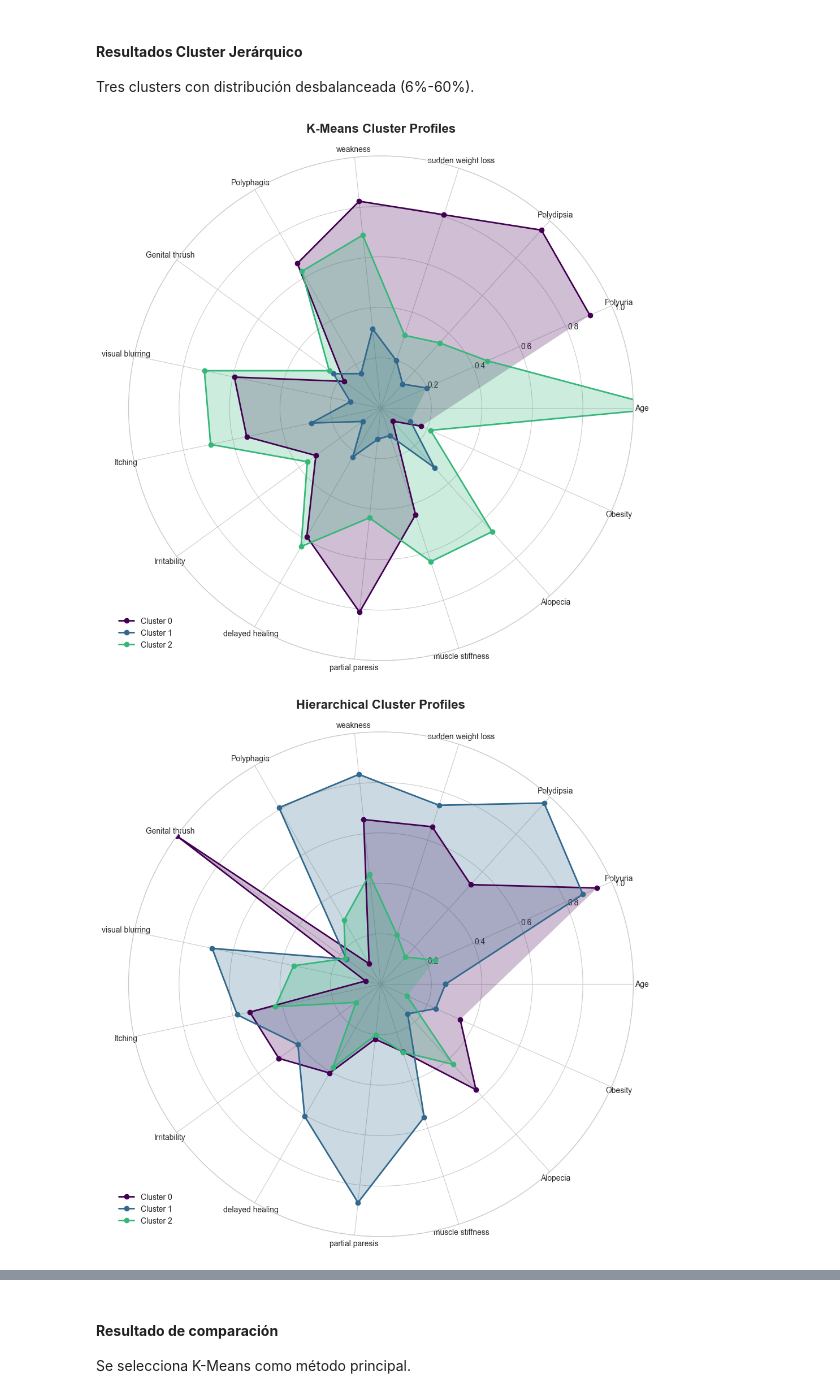
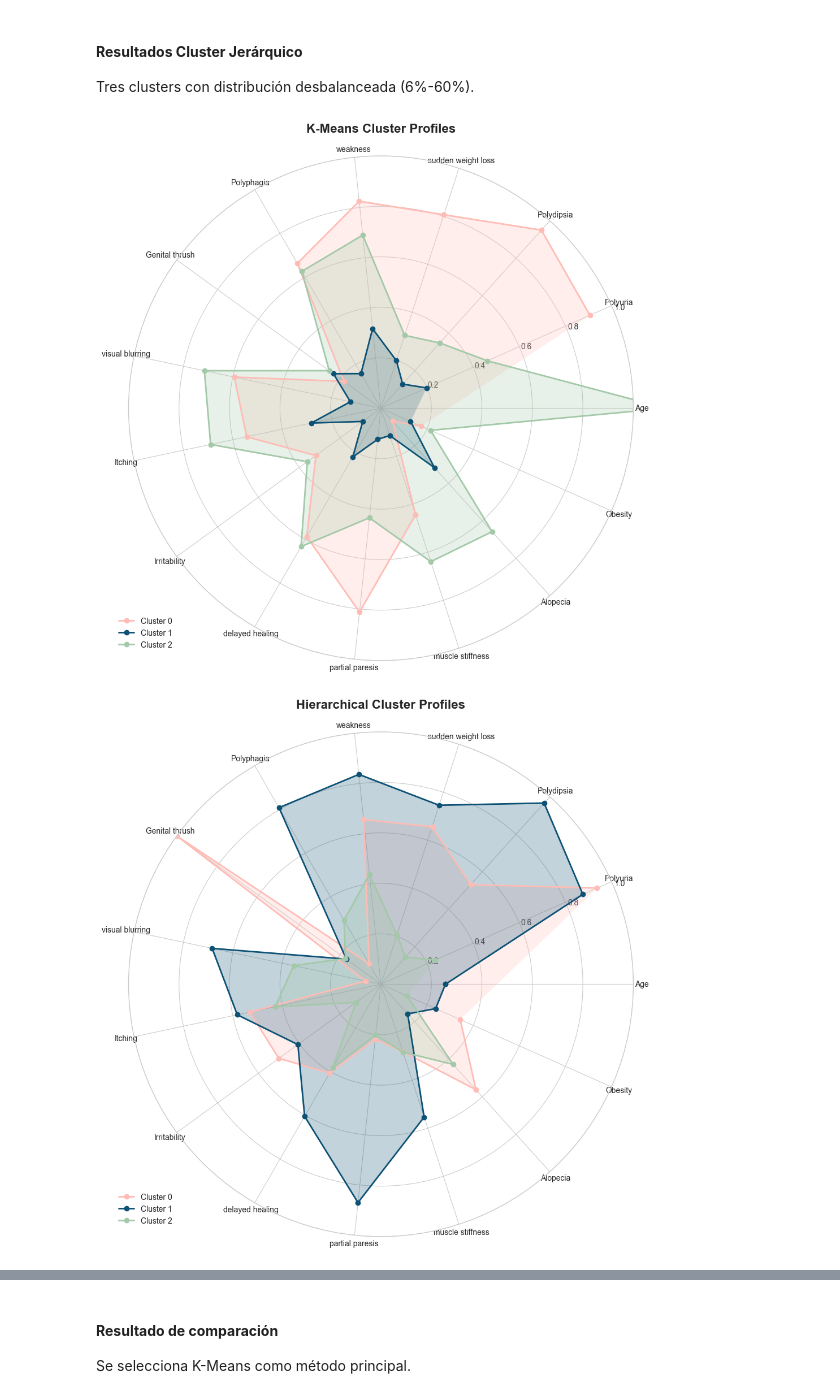
Before and after one commit to PameBlanca/FCD_UV_2025, a Jupyter notebook: Diabetes_project/notebook/02_diabetes_clustering_analysis.ipynb, the cells around one changed output, grey strips where cells are left out. Saved outputs shown, nothing was run; the diff lists cells and outputs as text; code cells hidden in the pictures.

```diff
--- a/Diabetes_project/notebook/02_diabetes_clustering_analysis.ipynb
+++ b/Diabetes_project/notebook/02_diabetes_clustering_analysis.ipynb
@@ -311,7 +315,7 @@ array([0.32329942, 0.1543839 ])
 
 Tres clusters con distribución desbalanceada (6%-60%).
 # %%
-def create_radar_plot(centroids, title, colors=['#440154', '#31688e', '#35b779']):
+def create_radar_plot(centroids, title, colors=['#FFBCB5', '#0D5275', '#A3C9A8']):
     features = centroids.columns.tolist()
     n_features = len(features)
 
@@ -347,43 +351,43 @@ def compare_clustering_radar(kmeans_centroids, hierarchical_centroids):
     angles = np.linspace(0, 2 * np.pi, n_features, endpoint=False).tolist()
     angles += angles[:1]
 
-    colors = ['#440154', '#31688e', '#35b779']
+    colors = ['#FFBCB5', '#0D5275', '#A3C9A8']
 
     # K-Means
     for i, (cluster_id, values) in enumerate(kmeans_centroids.iterrows()):
         values_list = values.tolist() + values.tolist()[:1]
         ax1.plot(angles, values_list, 'o-', linewidth=2,
                 label=f'Cluster {cluster_id}', color=colors[i])
-        ax1.fill(angles, values_list, alpha=0.25, color=colors[i])
+        ax1.fill(angles, values_list, alpha=0.35, color=colors[i])
 
     ax1.set_xticks(angles[:-1])
     ax1.set_xticklabels(features, size=8)
     ax1.set_ylim(0, 1)
     ax1.set_title('K-Means Centroids', size=14, fontweight='bold')
     ax1.legend(loc='upper right', bbox_to_anchor=(0.1, 0.1))
     ax1.grid(True)
 
     # Jerárquico
     for i, (cluster_id, values) in enumerate(hierarchical_centroids.iterrows()):
         values_list = values.tolist() + values.tolist()[:1]
         ax2.plot(angles, values_list, 'o-', linewidth=2,
                 label=f'Cluster {cluster_id}', color=colors[i])
-        ax2.fill(angles, values_list, alpha=0.25, color=colors[i])
+        ax2.fill(angles, values_list, alpha=0.35, color=colors[i])
 
     ax2.set_xticks(angles[:-1])
     ax2.set_xticklabels(features, size=8)
     ax2.set_ylim(0, 1)
     ax2.set_title('Hierarchical Centroids', size=14, fontweight='bold')
     ax2.legend(loc='upper right', bbox_to_anchor=(0.1, 0.1))
     ax2.grid(True)
 
     plt.tight_layout()
     plt.show()
 
 # ===== VISUALIZACIÓN DE RESULTADOS =====
 create_radar_plot(kmeans_centroids, 'K-Means Cluster Profiles')
 create_radar_plot(hierarchical_centroids, 'Hierarchical Cluster Profiles')
 compare_clustering_radar(kmeans_centroids, hierarchical_centroids)
 # %% [output]
-[figure, old version]
+[figure, new version]
-[figure, old version]
+[figure, new version]
```
Also changed, not shown: parts of 17 cells of this notebook, 1 other file.
